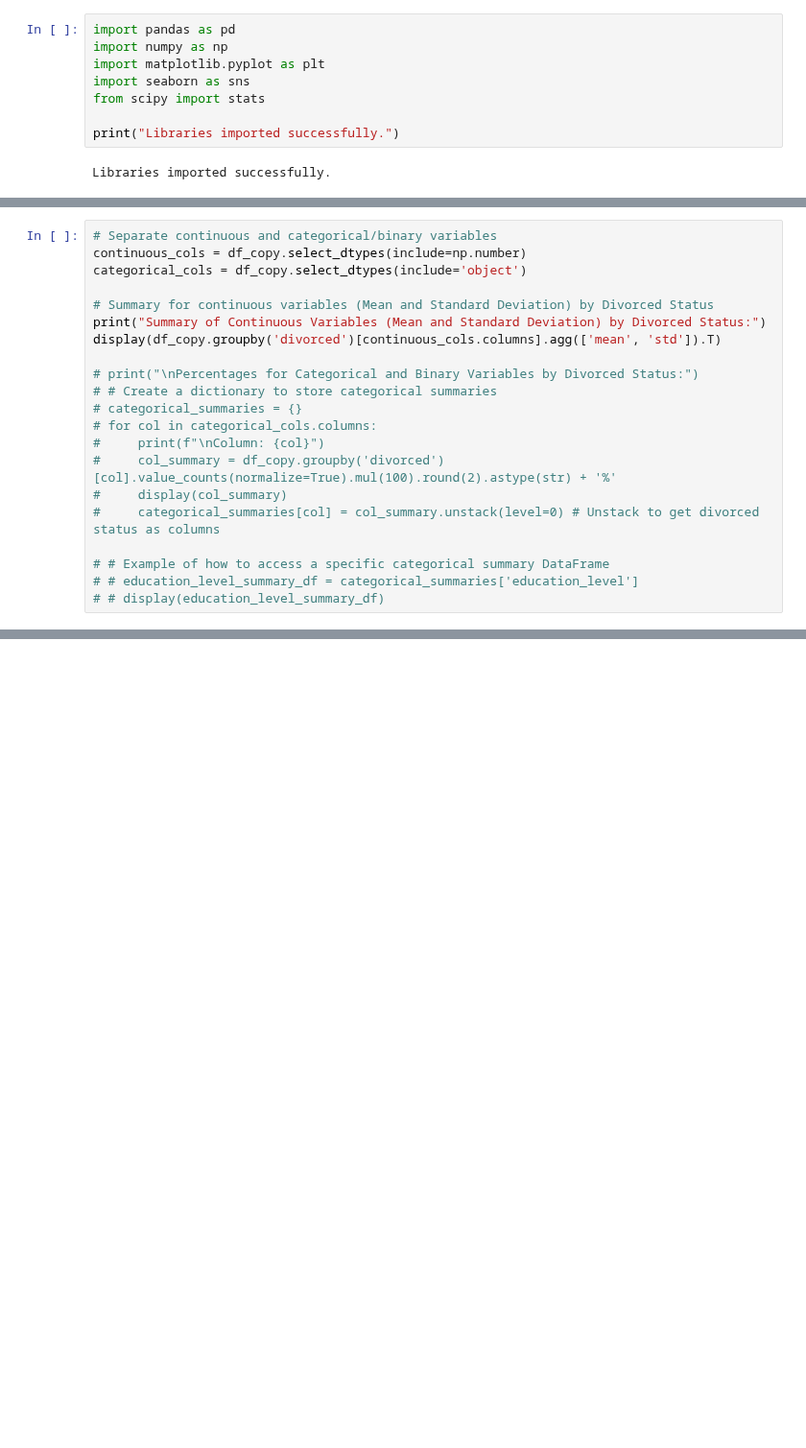
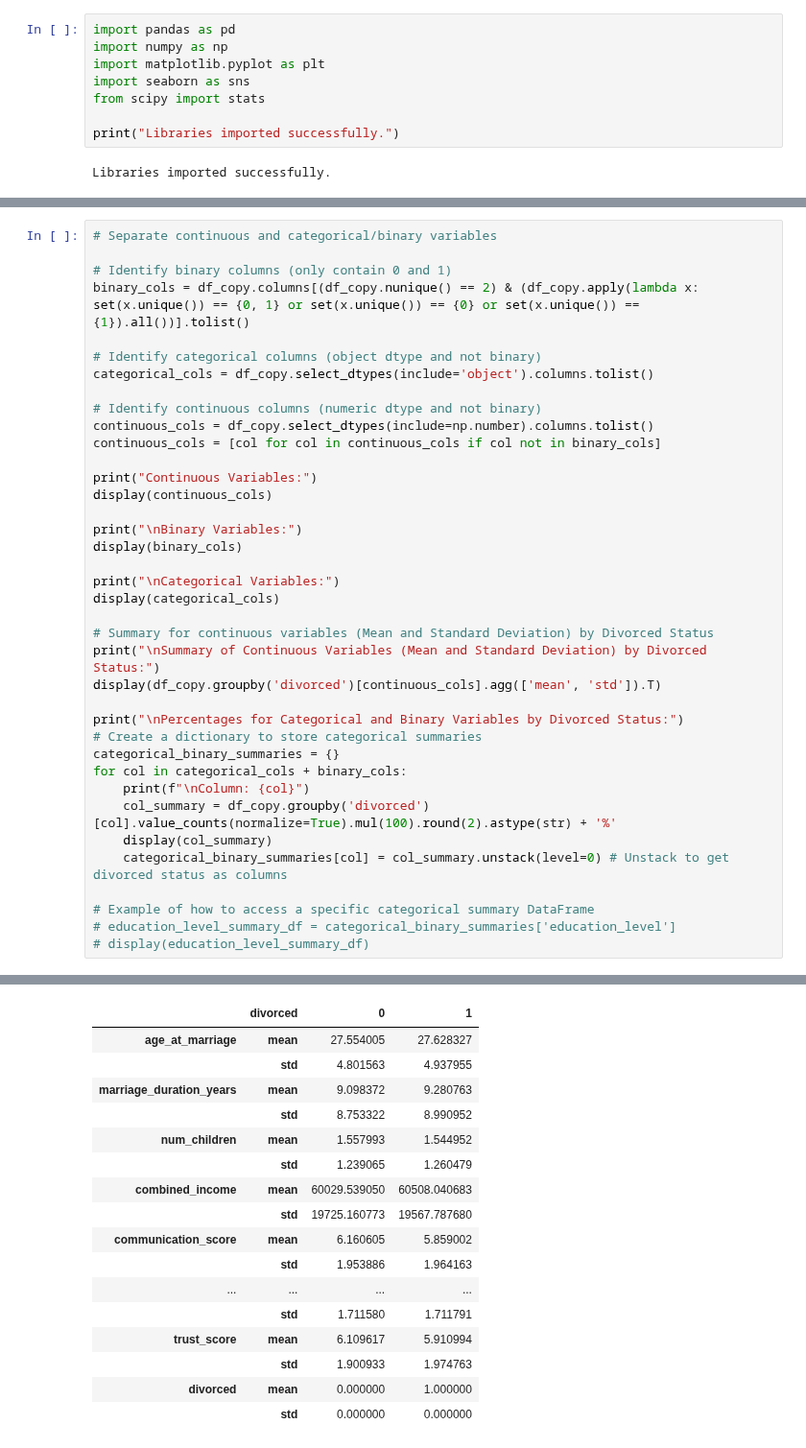
Before and after one commit to Rodrigu87/Module-2-Project-CAS-UniBe, a Jupyter notebook: Divorce_Study.ipynb, the cells around one changed output, grey strips where cells are left out. Shown at 96% size. Cells and saved outputs as stored; diff of their text form; blank space fills up the shorter version.

```diff
--- a/Divorce_Study.ipynb
+++ b/Divorce_Study.ipynb
@@ -84,21 +114,39 @@ plt.show()
 # %%
 # Separate continuous and categorical/binary variables
-continuous_cols = df_copy.select_dtypes(include=np.number)
-categorical_cols = df_copy.select_dtypes(include='object')
+
+# Identify binary columns (only contain 0 and 1)
+binary_cols = df_copy.columns[(df_copy.nunique() == 2) & (df_copy.apply(lambda x: set(x.unique()) == {0, 1} or set(x.unique()) == {0} or set(x.unique()) == {1}).all())].tolist()
+
+# Identify categorical columns (object dtype and not binary)
+categorical_cols = df_copy.select_dtypes(include='object').columns.tolist()
+
+# Identify continuous columns (numeric dtype and not binary)
+continuous_cols = df_copy.select_dtypes(include=np.number).columns.tolist()
+continuous_cols = [col for col in continuous_cols if col not in binary_cols]
+
+print("Continuous Variables:")
+display(continuous_cols)
+
+print("\nBinary Variables:")
+display(binary_cols)
+
+print("\nCategorical Variables:")
+display(categorical_cols)
 
 # Summary for continuous variables (Mean and Standard Deviation) by Divorced Status
-print("Summary of Continuous Variables (Mean and Standard Deviation) by Divorced Status:")
-display(df_copy.groupby('divorced')[continuous_cols.columns].agg(['mean', 'std']).T)
+print("\nSummary of Continuous Variables (Mean and Standard Deviation) by Divorced Status:")
+display(df_copy.groupby('divorced')[continuous_cols].agg(['mean', 'std']).T)
 
-# print("\nPercentages for Categorical and Binary Variables by Divorced Status:")
-# # Create a dictionary to store categorical summaries
-# categorical_summaries = {}
-# for col in categorical_cols.columns:
-#     print(f"\nColumn: {col}")
-#     col_summary = df_copy.groupby('divorced')[col].value_counts(normalize=True).mul(100).round(2).astype(str) + '%'
-#     display(col_summary)
-#     categorical_summaries[col] = col_summary.unstack(level=0) # Unstack to get divorced status as columns
+print("\nPercentages for Categorical and Binary Variables by Divorced Status:")
+# Create a dictionary to store categorical summaries
+categorical_binary_summaries = {}
+for col in categorical_cols + binary_cols:
+    print(f"\nColumn: {col}")
+    col_summary = df_copy.groupby('divorced')[col].value_counts(normalize=True).mul(100).round(2).astype(str) + '%'
+    display(col_summary)
+    categorical_binary_summaries[col] = col_summary.unstack(level=0) # Unstack to get divorced status as columns
 
-# # Example of how to access a specific categorical summary DataFrame
-# # education_level_summary_df = categorical_summaries['education_level']
-# # display(education_level_summary_df)
+# Example of how to access a specific categorical summary DataFrame
+# education_level_summary_df = categorical_binary_summaries['education_level']
+# display(education_level_summary_df)
+# %% [output]
@@ -104,0 +180,17 @@ display(df_copy.groupby('divorced')[continuous_cols.columns].agg(['mean', 'std']
+|  | divorced | 0 | 1 |
+| age_at_marriage | mean | 27.554005 | 27.628327 |
+|  | std | 4.801563 | 4.937955 |
+| marriage_duration_years | mean | 9.098372 | 9.280763 |
+|  | std | 8.753322 | 8.990952 |
+| num_children | mean | 1.557993 | 1.544952 |
+|  | std | 1.239065 | 1.260479 |
+| combined_income | mean | 60029.539050 | 60508.040683 |
+|  | std | 19725.160773 | 19567.787680 |
+| communication_score | mean | 6.160605 | 5.859002 |
+|  | std | 1.953886 | 1.964163 |
+| ... | ... | ... | ... |
+|  | std | 1.711580 | 1.711791 |
+| trust_score | mean | 6.109617 | 5.910994 |
+|  | std | 1.900933 | 1.974763 |
+| divorced | mean | 0.000000 | 1.000000 |
+|  | std | 0.000000 | 0.000000 |
```
Also changed, not shown: parts of 9 cells of this notebook.
